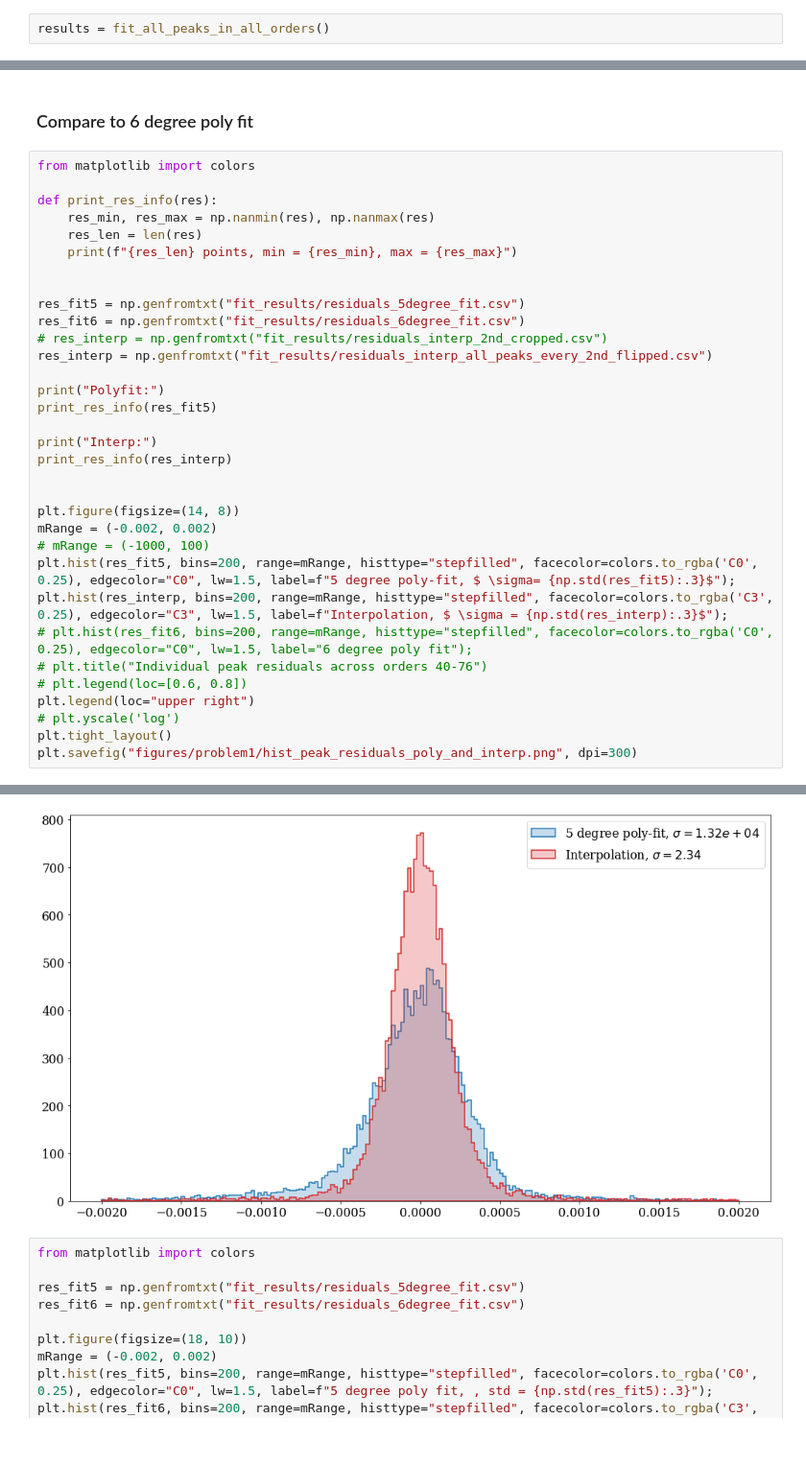
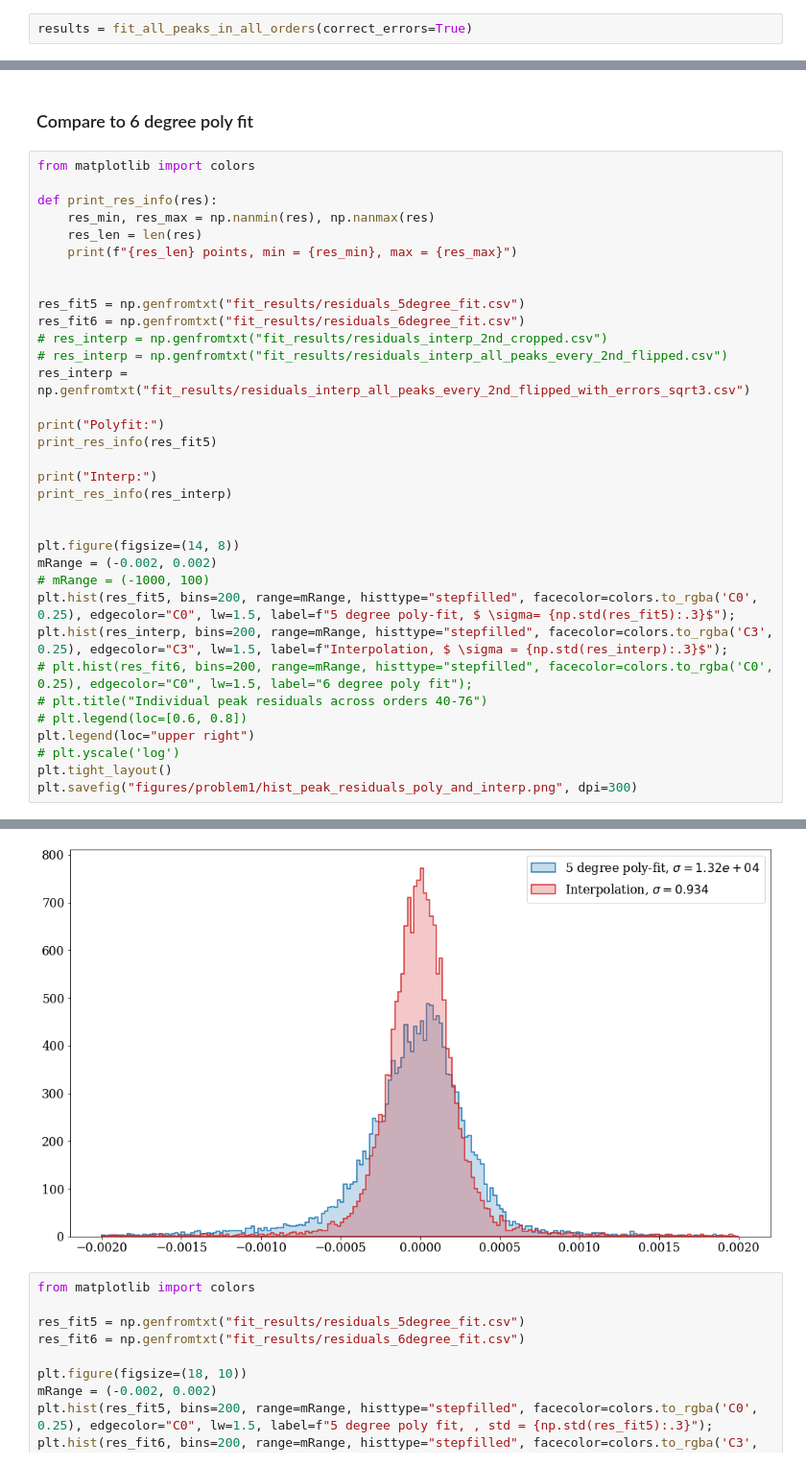
Before and after one commit to Harteg/bachelor-project, a Jupyter notebook: calib_interpolation.ipynb, the cells around one changed output, grey strips where cells are left out. Shown: that part at 96% size. Drawn from its saved outputs; the diff is of its cells as text.

Commit message:
Calib errors latex

```diff
--- a/calib_interpolation.ipynb
+++ b/calib_interpolation.ipynb
@@ -70,7 +70,7 @@ plt.hist(residuals, bins=50);
 # %% [markdown]
 ##### Repeat for all orders
 # %%
-results = fit_all_peaks_in_all_orders()
+results = fit_all_peaks_in_all_orders(correct_errors=True)
 # %%
 residuals = []
 for o in range(40, 76):
@@ -237,7 +188,8 @@ def print_res_info(res):
 res_fit5 = np.genfromtxt("fit_results/residuals_5degree_fit.csv")
 res_fit6 = np.genfromtxt("fit_results/residuals_6degree_fit.csv")
 # res_interp = np.genfromtxt("fit_results/residuals_interp_2nd_cropped.csv")
-res_interp = np.genfromtxt("fit_results/residuals_interp_all_peaks_every_2nd_flipped.csv")
+# res_interp = np.genfromtxt("fit_results/residuals_interp_all_peaks_every_2nd_flipped.csv")
+res_interp = np.genfromtxt("fit_results/residuals_interp_all_peaks_every_2nd_flipped_with_errors_sqrt3.csv")
 
 print("Polyfit:")
 print_res_info(res_fit5)
@@ -266,4 +218,4 @@ Interp:
-[figure, old version]
+[figure, new version]
 # %%
 from matplotlib import colors
 
```
Also changed, not shown: parts of 6 cells of this notebook, 16 other files.
